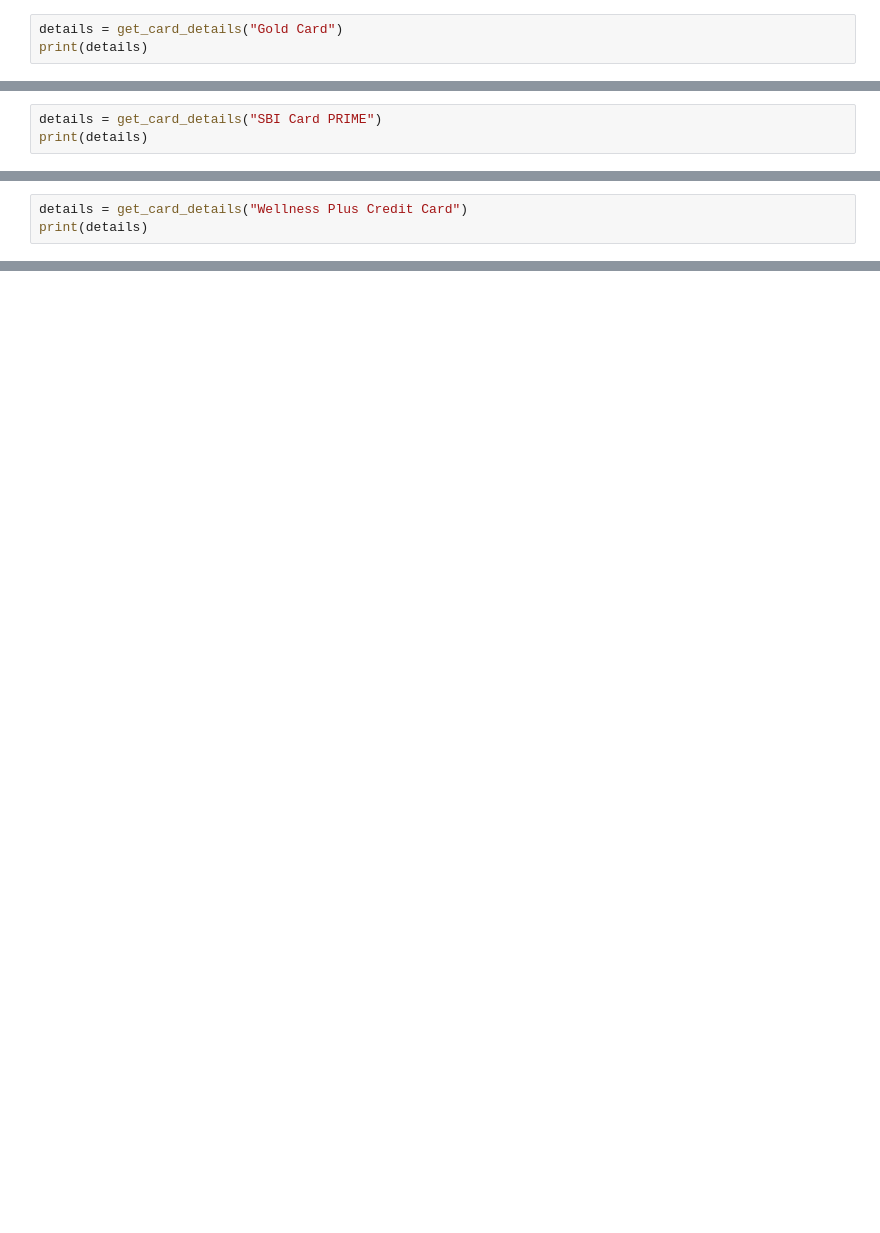
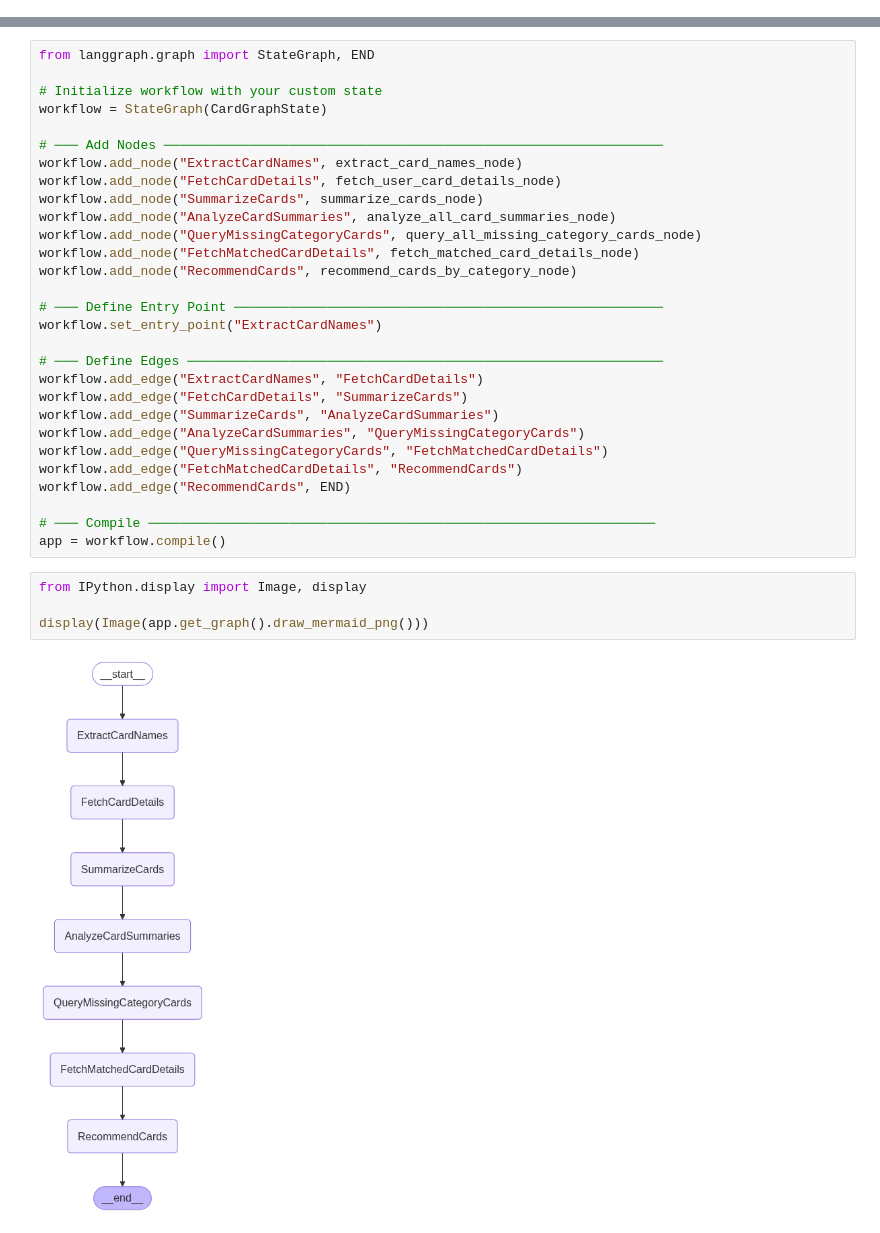
Before and after one commit to aman-welzin/credzin, a Jupyter notebook: pycode/src/rags/recommendation.ipynb, the cells around one changed output, grey strips where cells are left out. Drawn from its saved outputs; the diff is of its cells as text; blank space fills up the shorter version.

Commit message:
Created  Langgraph Agent for recommending new card

```diff
--- a/pycode/src/rags/recommendation.ipynb
+++ b/pycode/src/rags/recommendation.ipynb
@@ -378,3 +37,0 @@ print(details)
-# %%
-details = get_card_details("Gold Card")
-print(details)
@@ -383,3 +37,0 @@ print(details)
-# %%
-details = get_card_details("SBI Card PRIME")
-print(details)
@@ -388,3 +37,0 @@ print(details)
-# %%
-details = get_card_details("Wellness Plus Credit Card")
-print(details)
@@ -890,0 +655,35 @@ for card_name, card_details in cards_info_by_user_card.items():
+# %%
+from langgraph.graph import StateGraph, END
+
+# Initialize workflow with your custom state
+workflow = StateGraph(CardGraphState)
+
+# ─── Add Nodes ────────────────────────────────────────────────────────────────
+workflow.add_node("ExtractCardNames", extract_card_names_node)
+workflow.add_node("FetchCardDetails", fetch_user_card_details_node)
+workflow.add_node("SummarizeCards", summarize_cards_node)
+workflow.add_node("AnalyzeCardSummaries", analyze_all_card_summaries_node)
+workflow.add_node("QueryMissingCategoryCards", query_all_missing_category_cards_node)
+workflow.add_node("FetchMatchedCardDetails", fetch_matched_card_details_node)
+workflow.add_node("RecommendCards", recommend_cards_by_category_node)
+
+# ─── Define Entry Point ───────────────────────────────────────────────────────
+workflow.set_entry_point("ExtractCardNames")
+
+# ─── Define Edges ─────────────────────────────────────────────────────────────
+workflow.add_edge("ExtractCardNames", "FetchCardDetails")
+workflow.add_edge("FetchCardDetails", "SummarizeCards")
+workflow.add_edge("SummarizeCards", "AnalyzeCardSummaries")
+workflow.add_edge("AnalyzeCardSummaries", "QueryMissingCategoryCards")
+workflow.add_edge("QueryMissingCategoryCards", "FetchMatchedCardDetails")
+workflow.add_edge("FetchMatchedCardDetails", "RecommendCards")
+workflow.add_edge("RecommendCards", END)
+
+# ─── Compile ─────────────────────────────────────────────────────────────────
+app = workflow.compile()
+# %%
+from IPython.display import Image, display
+
+display(Image(app.get_graph().draw_mermaid_png()))
+# %% [output]
+[figure, added]
```
Also changed, not shown: parts of 35 cells of this notebook.
